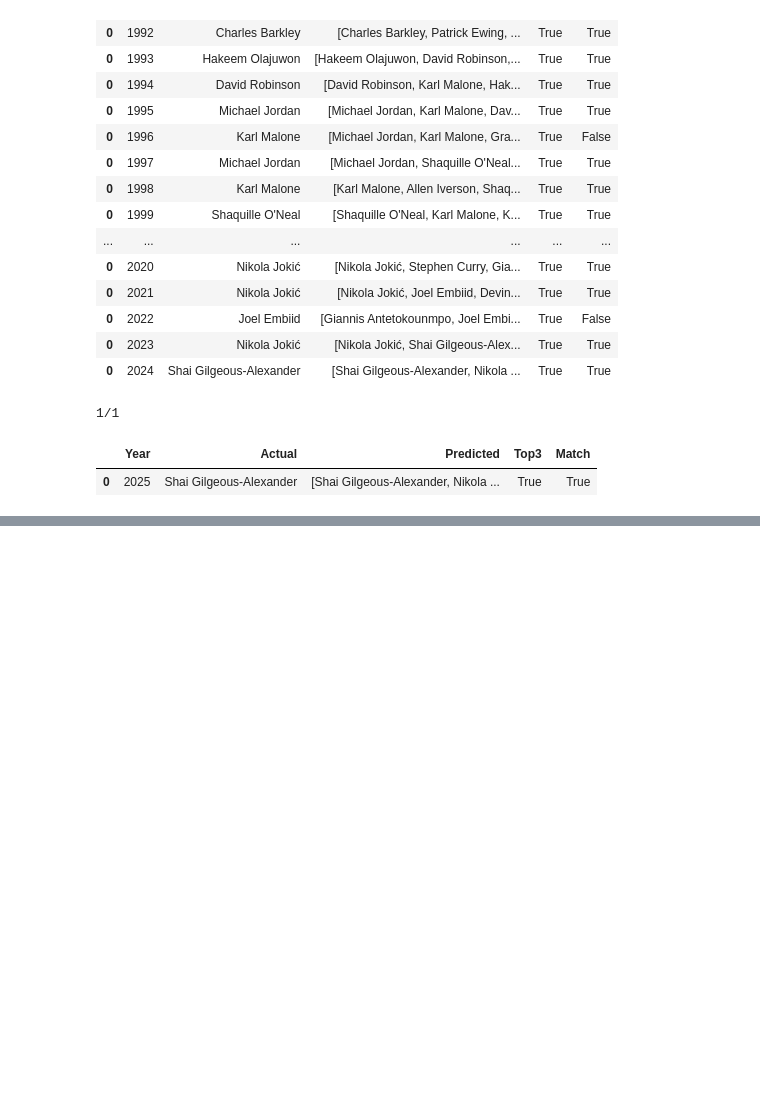
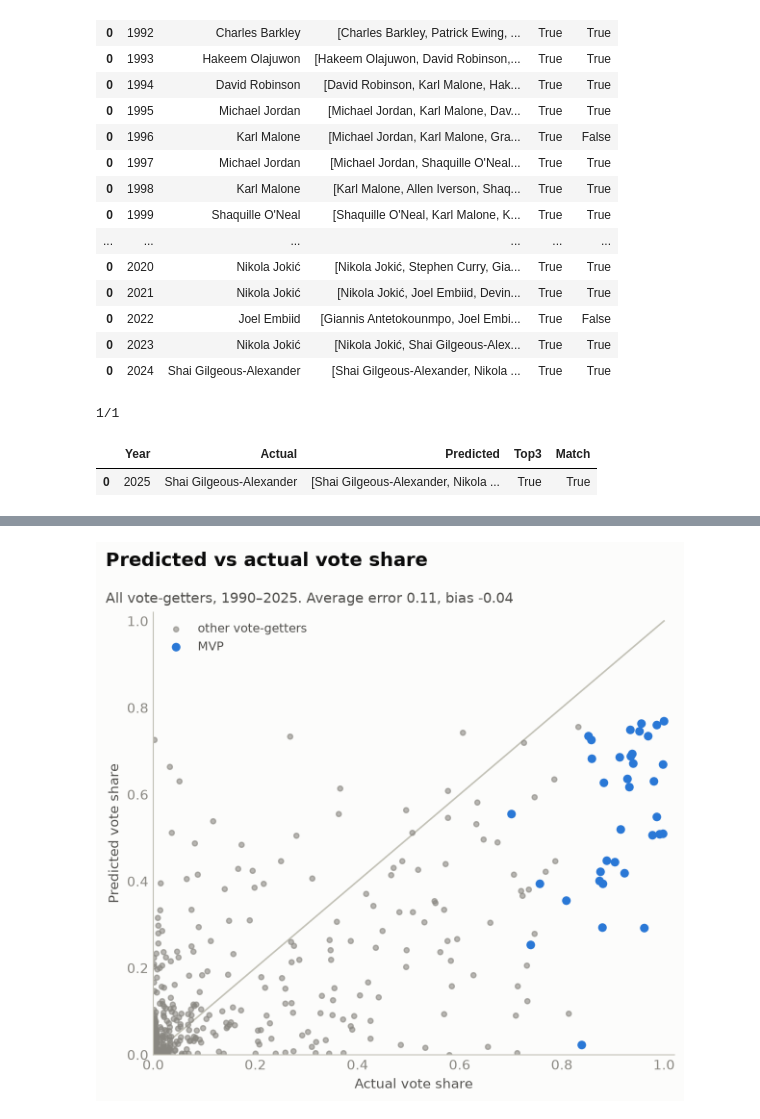
Before and after one commit to Erdos-Projects/fall-2026-nba-mvp-prediction, a Jupyter notebook: notebooks/final.ipynb, the cells around one changed output, grey strips where cells are left out. Drawn from its saved outputs; the diff is of its cells as text; code cells hidden in the pictures; blank space fills up the shorter version.

```diff
--- a/notebooks/final.ipynb
+++ b/notebooks/final.ipynb
@@ -171,0 +369,23 @@ fin
+# %%
+#predicted vs actual vote share
+def plot_vote_share_fit(preds, fname):
+    g = preds[preds['MVPVS'] > 0]
+    fig, ax = new_chart((6.2, 6))
+    ax.spines['left'].set_visible(True); ax.spines['left'].set_color(AXIS)
+    ax.plot([0, 1], [0, 1], color=AXIS, linewidth=1.2, zorder=1)
+    mvp = g['MVP'] == 1
+    ax.scatter(g.loc[~mvp, 'MVPVS'], g.loc[~mvp, 'Output'].clip(lower=0), s=14, color=MUTED, alpha=0.6, label='other vote-getters')
+    ax.scatter(g.loc[mvp, 'MVPVS'], g.loc[mvp, 'Output'].clip(lower=0), s=30, color=BLUE, label='MVP')
+    ax.set_xlim(0, 1.02); ax.set_ylim(0, 1.02)
+    ax.set_xlabel('Actual vote share', color=INK2); ax.set_ylabel('Predicted vote share', color=INK2)
+    ax.legend(loc='upper left', frameon=False, fontsize=9, labelcolor=INK2)
+    err = g['Output'].clip(lower=0) - g['MVPVS']
+    add_titles(fig, 'Predicted vs actual vote share',
+               f'All vote-getters, {g["Year"].min()}–{g["Year"].max()}. Average error {err.abs().mean():.2f}, bias {err.mean():+.2f}')
+    fig.tight_layout(rect=(0, 0, 1, 0.88))
+    fig.savefig(OUT / fname, facecolor=SURFACE)
+    plt.show()
+
+plot_vote_share_fit(pd.concat([preds_dev, preds_test]), 'vote_share_fit.png')
+# %% [output]
+[figure, added]
```
Also changed, not shown: parts of 9 cells of this notebook, 7 other files.
